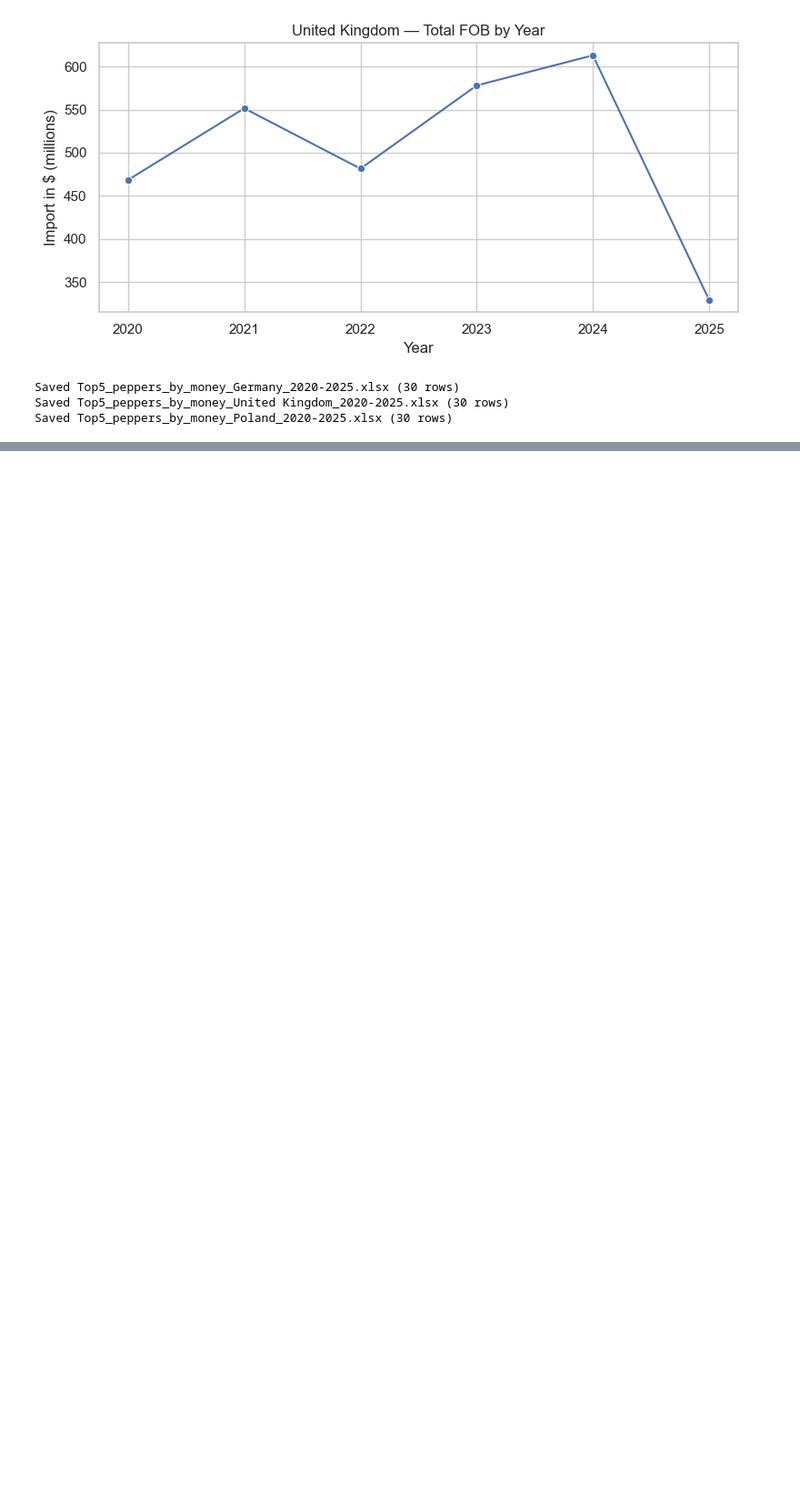
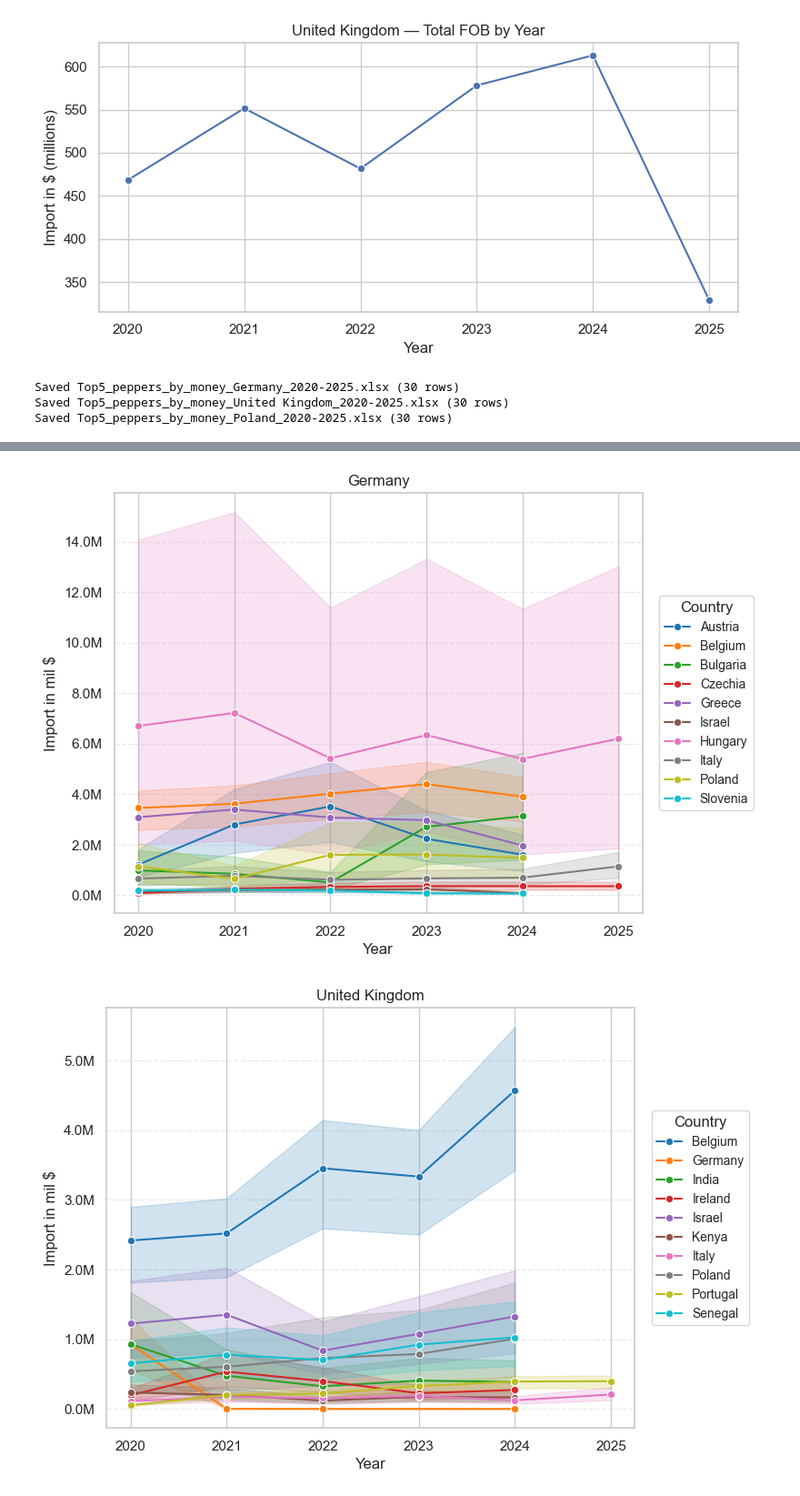
Before and after one commit to bloodnickel/nairoby-project, a Jupyter notebook: api_project.ipynb, the cells around one changed output, grey strips where cells are left out. Shown at 91% size. Drawn from its saved outputs; the diff is of its cells as text; code cells hidden in the pictures; blank space fills up the shorter version.

```diff
--- a/api_project.ipynb
+++ b/api_project.ipynb
@@ -1035,3 +1035,7 @@ for country in countries:
 Saved Top5_peppers_by_money_Germany_2020-2025.xlsx (30 rows)
 Saved Top5_peppers_by_money_United Kingdom_2020-2025.xlsx (30 rows)
 Saved Top5_peppers_by_money_Poland_2020-2025.xlsx (30 rows)
+# %%
+#Checking change in export tendency by country by year dropping main reexporters
+main = pd.read_excel("manualrev1.xlsx", engine="openpyxl")
+main.head()
@@ -1037,0 +1049,53 @@ Saved Top5_peppers_by_money_Poland_2020-2025.xlsx (30 rows)
+# %%
+
+drop_countries = ['Netherlands', 'Spain', 'Türkiye', 'Morocco', 'France']
+main_filtered = main[~main['Country'].isin(drop_countries)].reset_index(drop=True)
+
+for col in ['alloc_fobvalue','alloc_qty','fobvalue','qty']:
+    if col in main_filtered.columns:
+        main_filtered[col] = (main_filtered[col].astype(str)
+                                           .str.replace(r'[,\s]', '', regex=True)
+                                           .replace('', '0')
+                                           .astype(float))
+main_filtered['alloc_fobvalue_m'] = main_filtered['alloc_fobvalue'] / 1_000_000.0
+if 'year' in main_filtered.columns:
+    main_filtered['year'] = main_filtered['year'].astype(int)
+
+def millions(x, pos):
+    return f'{x:.1f}M'
+formatter = FuncFormatter(millions)
+
+
+top_k = 10          # change for countries number to show
+figsize_single = (10, 6)
+
+partners = main_filtered['partnerDesc'].unique()
+
+for p in partners:
+    sub = main_filtered[main_filtered['partnerDesc'] == p]
+    if sub.empty:
+        continue
+    top_countries = (sub.groupby('Country', as_index=False)['alloc_fobvalue']
+                        .sum()
+                        .nlargest(top_k, 'alloc_fobvalue')['Country'].tolist())
+    sub_top = sub[sub['Country'].isin(top_countries)].sort_values('year')
+
+    fig, ax = plt.subplots(figsize=figsize_single)
+    sns.lineplot(data=sub_top, x='year', y='alloc_fobvalue_m', hue='Country',
+                 marker='o', ax=ax, palette='tab10')
+
+    ax.set_title(p)
+    ax.set_ylabel('Import in mil $')
+    ax.set_xlabel('Year')
+    ax.yaxis.set_major_formatter(formatter)
+    ax.grid(axis='y', linestyle='--', alpha=0.4)
+
+    # move legend out of main picture
+    box = ax.get_position()
+    ax.set_position([box.x0, box.y0, box.width * 0.75, box.height])  # reshape to get place for leg
+    ax.legend(title='Country', bbox_to_anchor=(1.02, 0.5), loc='center left', fontsize='small')
+
+    plt.show()
+# %% [output]
+[figure, added]
+[figure, added]
```
Also changed, not shown: parts of 3 cells of this notebook.
